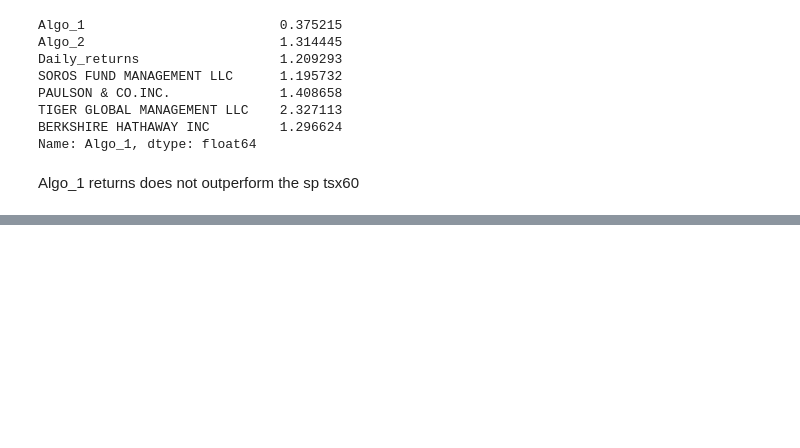
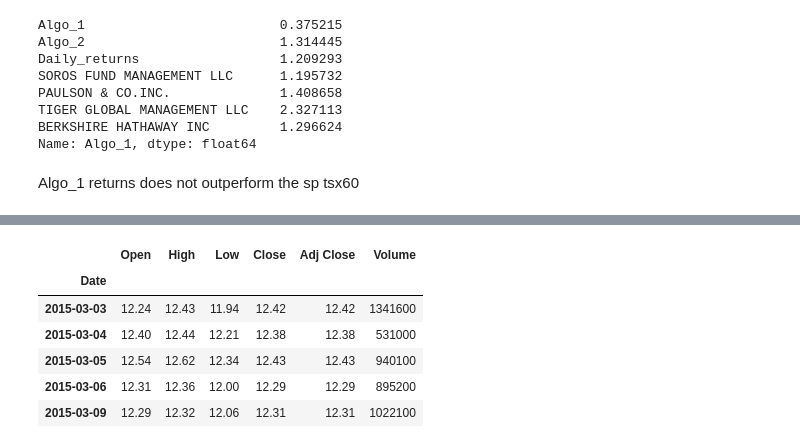
Before and after one commit to Jovan671/Pandas_Unit_04_assignment, a Jupyter notebook: main.ipynb, the cells around one changed output, grey strips where cells are left out. Drawn from its saved outputs; the diff is of its cells as text; code cells hidden in the pictures; blank space fills up the shorter version.

```diff
--- a/main.ipynb
+++ b/main.ipynb
@@ -320,0 +325,6 @@ sharpe_ratio.plot(figsize = (20,10), title = "Sharpe ratio")
+# %%
+# creating my new portfolio
+
+file_AC_TO = Path("Resources_2/AC.TO.csv")
+file_AC_TO = pd.read_csv(file_AC_TO, index_col="Date", parse_dates=True, infer_datetime_format=True)
+file_AC_TO.isnull().sum()
@@ -320,0 +339,11 @@ sharpe_ratio.plot(figsize = (20,10), title = "Sharpe ratio")
+# %%
+    # portfolio air canada
+file_AC_TO.head()
+# %% [output]
+|  | Open | High | Low | Close | Adj Close | Volume |
+| Date |  |  |  |  |  |  |
+| 2015-03-03 | 12.24 | 12.43 | 11.94 | 12.42 | 12.42 | 1341600 |
+| 2015-03-04 | 12.40 | 12.44 | 12.21 | 12.38 | 12.38 | 531000 |
+| 2015-03-05 | 12.54 | 12.62 | 12.34 | 12.43 | 12.43 | 940100 |
+| 2015-03-06 | 12.31 | 12.36 | 12.00 | 12.29 | 12.29 | 895200 |
+| 2015-03-09 | 12.29 | 12.32 | 12.06 | 12.31 | 12.31 | 1022100 |
```
Also changed, not shown: parts of 17 cells of this notebook, 3 other files.
